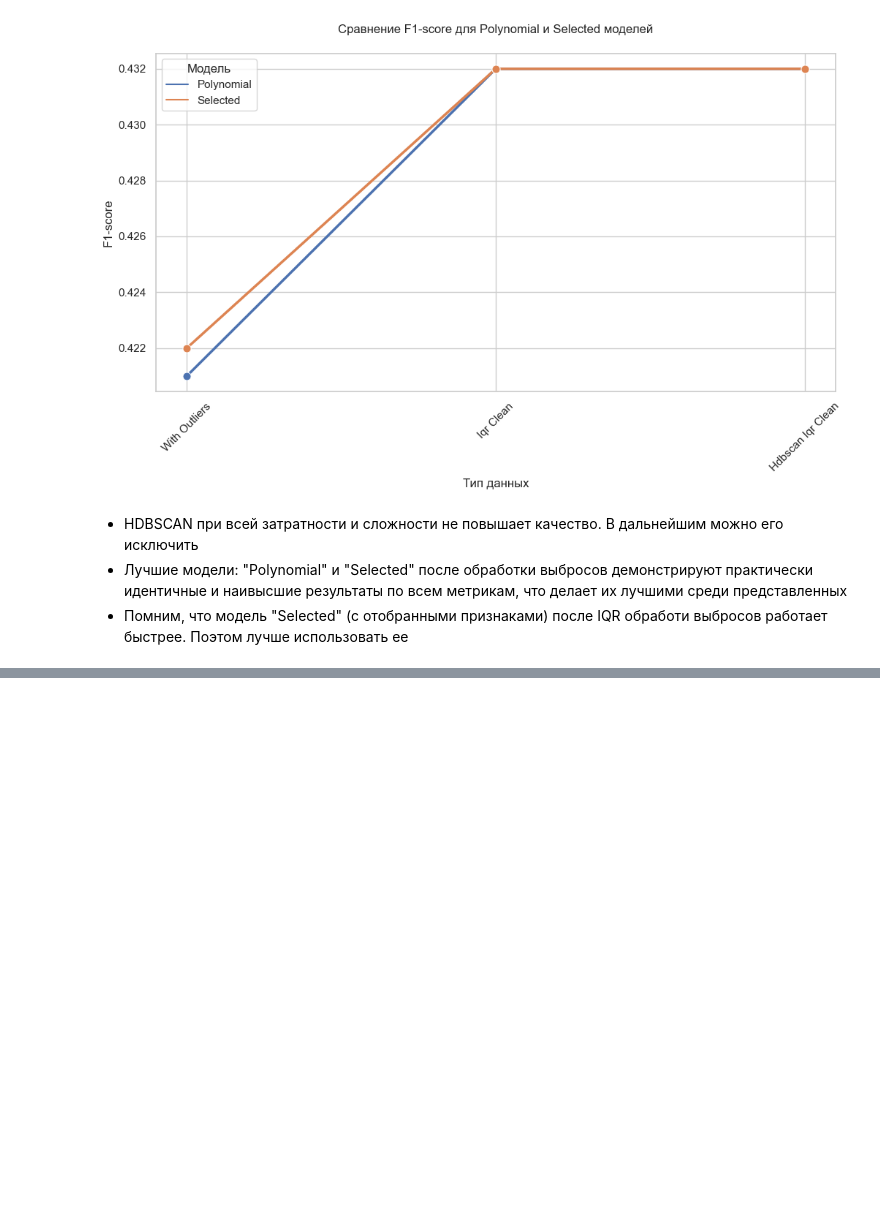
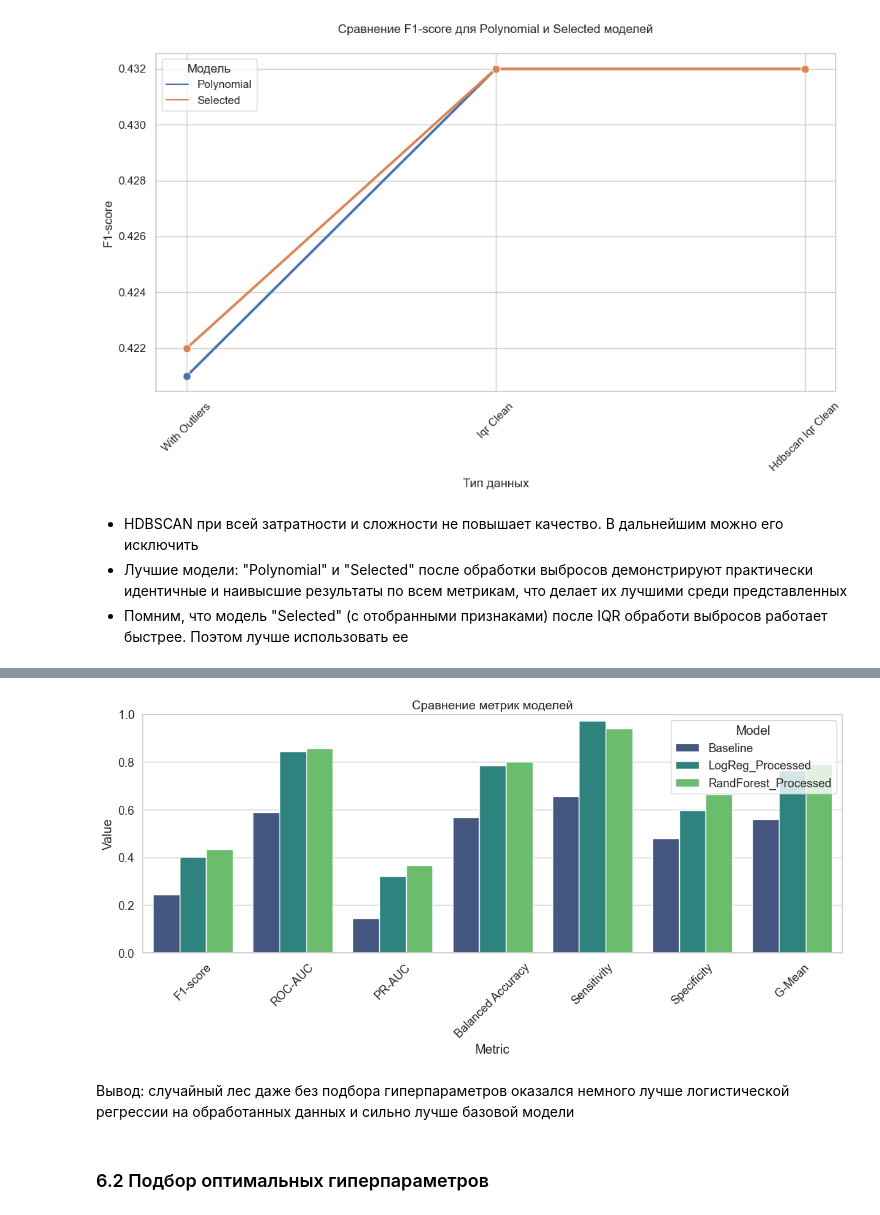
Before and after one commit to MBallod/ProjectPractice_InsuranceCase, a Jupyter notebook: Project_Practice_Insurance_Cross_Selling_300525.ipynb, the cells around one changed output, grey strips where cells are left out. Saved outputs shown, nothing was run; the diff lists cells and outputs as text; code cells hidden in the pictures; blank space fills up the shorter version.

Commit message:
Random forest with no hyperopt

```diff
--- a/Project_Practice_Insurance_Cross_Selling_300525.ipynb
+++ b/Project_Practice_Insurance_Cross_Selling_300525.ipynb
@@ -606,0 +656,4 @@ plt.show()
+# %%
+
+X_train_clean = remove_outliers_iqr(X_train, num_cols)
+y_train_clean = y_train.loc[X_train_clean.index]
@@ -606,0 +662,9 @@ plt.show()
+# %%
+lr_processed = Pipeline([
+    ('preprocessor', preprocessor),
+    ('poly', PolynomialFeatures(degree=2, include_bias=False)),
+    ('feature_selection', SelectKBest(score_func=f_classif, k=15)),
+    ('classifier', LogisticRegression(class_weight=class_weight_dict, random_state=42))
+])
+
+metrics_processed = evaluate_imbalanced(lr_processed, X_train_clean, X_test, y_train_clean, y_test)
@@ -606,0 +691,3 @@ plt.show()
+# %%
+metrics_df = pd.DataFrame([metrics_base, metrics_processed, metrics_rf], index=['Baseline', 'LogReg_Processed', 'RandForest_Processed'])
+metrics_df
@@ -606,0 +701,15 @@ plt.show()
+# %%
+from matplotlib.colors import LinearSegmentedColormap
+plt.figure(figsize=(10, 4))
+sns.set(font_scale=1.2)
+
+# Создаем кастомную цветовую карту
+cmap = LinearSegmentedColormap.from_list('rg', ["red", "yellow", "green"], N=256)
+
+# Стилизуем таблицу
+styled_df = metrics_df.style\
+    .background_gradient(cmap=cmap, vmin=0, vmax=1)\
+    .set_properties(**{'font-size': '12pt', 'font-family': 'Arial'})\
+    .format("{:.3f}")
+
+display(styled_df.set_caption("Сравнение метрик моделей (чем зеленее - тем лучше)"))
@@ -606,0 +723,20 @@ plt.show()
+# %%
+plt.figure(figsize=(12, 6))
+sns.set_style("whitegrid")
+
+# Переворачиваем для удобного отображения
+df_plot = metrics_df.reset_index().melt(id_vars='index', var_name='Metric', value_name='Value')
+
+ax = sns.barplot(data=df_plot, x='Metric', y='Value', hue='index', palette='viridis')
+plt.title('Сравнение метрик моделей', fontsize=14)
+plt.ylim(0, 1)
+plt.legend(title='Model')
+plt.xticks(rotation=45)
+plt.tight_layout()
+plt.show()
+# %% [output]
+[figure, added]
+# %% [markdown]
+Вывод: случайный лес даже без подбора гиперпараметров оказался немного лучше логистической регрессии на обработанных данных и сильно лучше базовой модели
+# %% [markdown]
+### 6.2 Подбор оптимальных гиперпараметров
```
Also changed, not shown: parts of 19 cells of this notebook.
